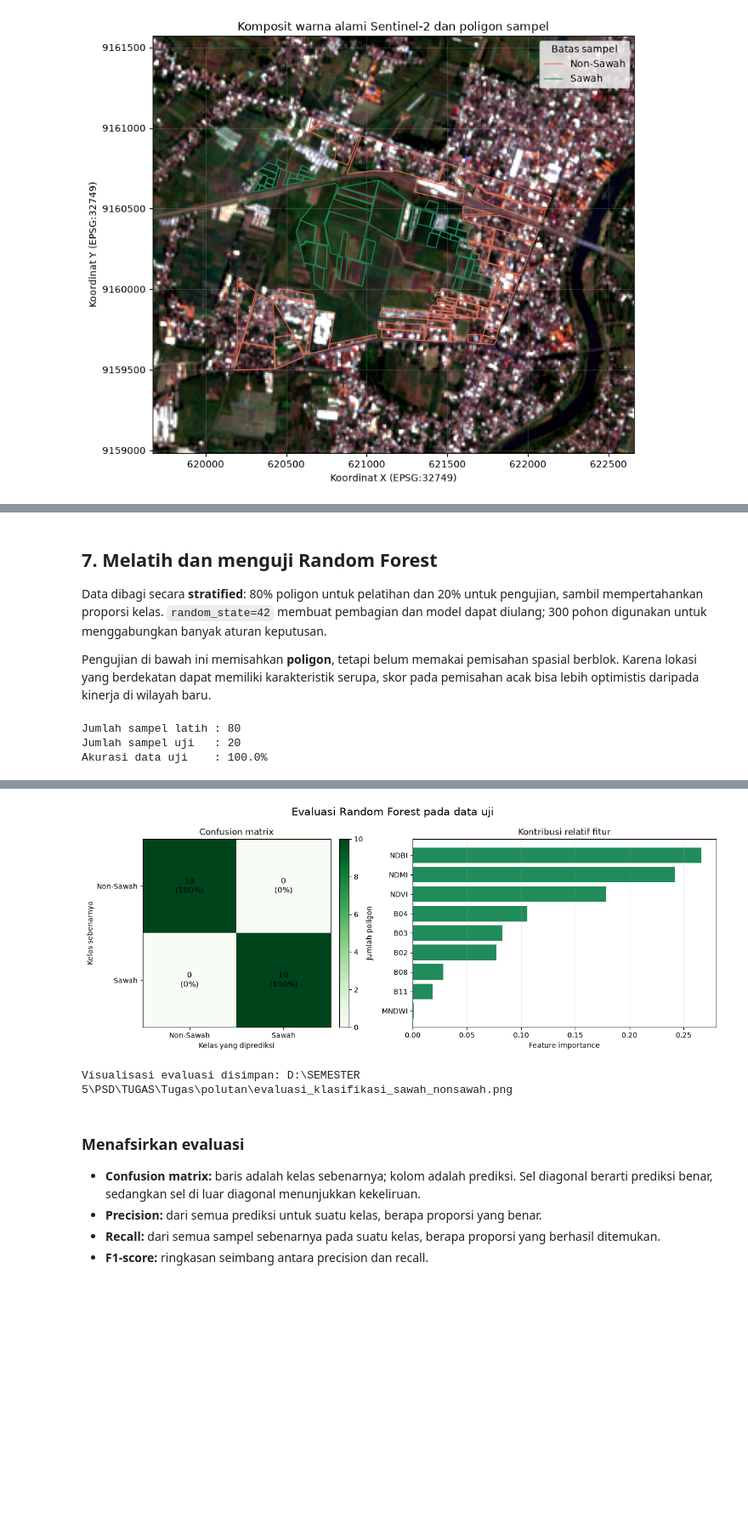
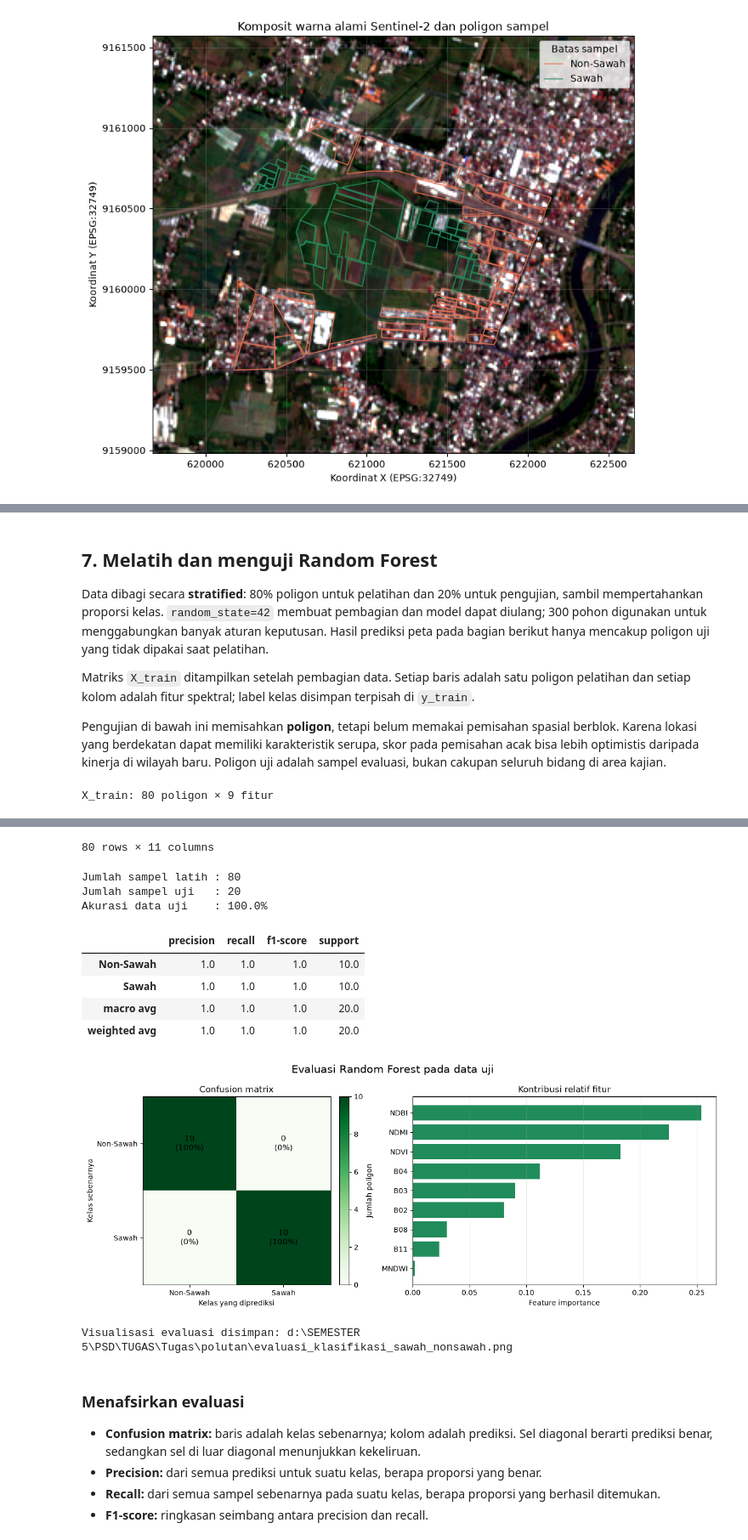
Before and after one commit to Tulsoppp/PSD, a Jupyter notebook: Tugas/polutan/sentinel2_sawah_nonsawah.ipynb, the cells around one changed output, grey strips where cells are left out. Shown at 85% size. Cells and saved outputs as stored; diff of their text form; code cells hidden in the pictures; blank space fills up the shorter version.

```diff
--- a/Tugas/polutan/sentinel2_sawah_nonsawah.ipynb
+++ b/Tugas/polutan/sentinel2_sawah_nonsawah.ipynb
@@ -437,8 +436,9 @@ with rasterio.open(OUTPUT_PATH) as src:
                 "Periksa kembali area unduhan dan posisi sampel."
             )
 
-        per_pixel_features = make_feature_stack(pixel_bands[:, valid_pixels])
-        features.append(per_pixel_features.mean(axis=1))
+        mean_band_values = pixel_bands[:, valid_pixels].mean(axis=1)
+        polygon_features = make_feature_stack(mean_band_values[:, None])
+        features.append(polygon_features[:, 0])
         labels.append(int(sample["label"]))
         sample_ids.append(sample["FID"])
 
@@ -492,17 +492,28 @@ display(feature_summary.round(4))
 # %% [markdown]
 ## 7. Melatih dan menguji Random Forest
 
-Data dibagi secara **stratified**: 80% poligon untuk pelatihan dan 20% untuk pengujian, sambil mempertahankan proporsi kelas. `random_state=42` membuat pembagian dan model dapat diulang; 300 pohon digunakan untuk menggabungkan banyak aturan keputusan.
+Data dibagi secara **stratified**: 80% poligon untuk pelatihan dan 20% untuk pengujian, sambil mempertahankan proporsi kelas. `random_state=42` membuat pembagian dan model dapat diulang; 300 pohon digunakan untuk menggabungkan banyak aturan keputusan. Hasil prediksi peta pada bagian berikut hanya mencakup poligon uji yang tidak dipakai saat pelatihan.
 
-Pengujian di bawah ini memisahkan **poligon**, tetapi belum memakai pemisahan spasial berblok. Karena lokasi yang berdekatan dapat memiliki karakteristik serupa, skor pada pemisahan acak bisa lebih optimistis daripada kinerja di wilayah baru.
+Matriks `X_train` ditampilkan setelah pembagian data. Setiap baris adalah satu poligon pelatihan dan setiap kolom adalah fitur spektral; label kelas disimpan terpisah di `y_train`.
+
+Pengujian di bawah ini memisahkan **poligon**, tetapi belum memakai pemisahan spasial berblok. Karena lokasi yang berdekatan dapat memiliki karakteristik serupa, skor pada pemisahan acak bisa lebih optimistis daripada kinerja di wilayah baru. Poligon uji adalah sampel evaluasi, bukan cakupan seluruh bidang di area kajian.
 # %%
-X_train, X_test, y_train, y_test = train_test_split(
-    X,
-    y,
+sample_indices = np.arange(len(y))
+train_indices, test_indices = train_test_split(
+    sample_indices,
     test_size=0.2,
     random_state=42,
     stratify=y,
 )
+X_train, X_test = X[train_indices], X[test_indices]
+y_train, y_test = y[train_indices], y[test_indices]
+
+X_train_table = pd.DataFrame(X_train, columns=FEATURE_NAMES)
+X_train_table.insert(0, "kelas", [LABEL_NAMES[label] for label in y_train])
+X_train_table.insert(0, "FID", np.asarray(sample_ids)[train_indices])
+print(f"X_train: {X_train.shape[0]} poligon × {X_train.shape[1]} fitur")
+display(X_train_table.round(4))
+
 
 model = RandomForestClassifier(
     n_estimators=300,
@@ -577,6 +588,4 @@ fig.savefig(EVALUATION_PATH, dpi=180, bbox_inches="tight")
 plt.show()
 print(f"Visualisasi evaluasi disimpan: {EVALUATION_PATH}")
 # %% [output]
-Jumlah sampel latih : 80
-Jumlah sampel uji   : 20
-Akurasi data uji    : 100.0%
+X_train: 80 poligon × 9 fitur
@@ -588,5 +604,14 @@ Akurasi data uji    : 100.0%
+80 rows × 11 columns
+Jumlah sampel latih : 80
+Jumlah sampel uji   : 20
+Akurasi data uji    : 100.0%
+|  | precision | recall | f1-score | support |
+| Non-Sawah | 1.0 | 1.0 | 1.0 | 10.0 |
+| Sawah | 1.0 | 1.0 | 1.0 | 10.0 |
+| macro avg | 1.0 | 1.0 | 1.0 | 20.0 |
+| weighted avg | 1.0 | 1.0 | 1.0 | 20.0 |
-[figure, old version]
+[figure, new version]
-Visualisasi evaluasi disimpan: D:\SEMESTER 5\PSD\TUGAS\Tugas\polutan\evaluasi_klasifikasi_sawah_nonsawah.png
+Visualisasi evaluasi disimpan: d:\SEMESTER 5\PSD\TUGAS\Tugas\polutan\evaluasi_klasifikasi_sawah_nonsawah.png
 # %% [markdown]
 ### Menafsirkan evaluasi
 
```
Also changed, not shown: parts of 12 cells of this notebook, 3 other files.
